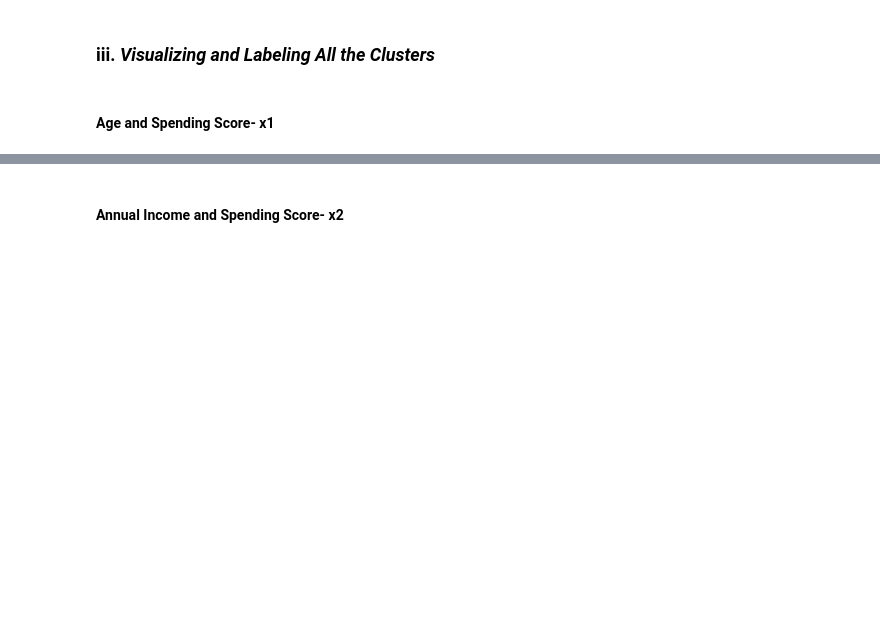
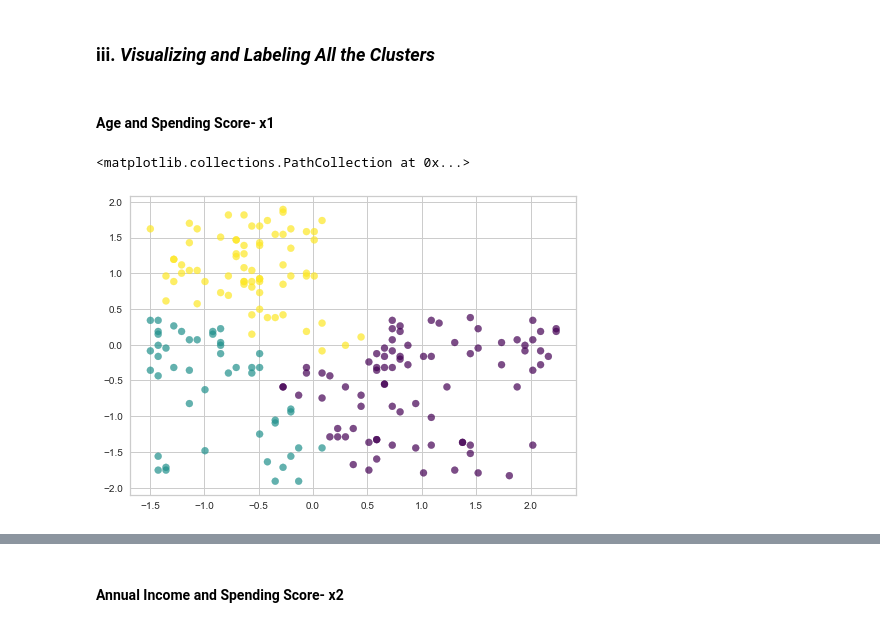
Before and after one commit to dilanozkilic/Machine_Learning_Projects, a Jupyter notebook: Cluestering_Analysis_Customers_Segmentation_Project.ipynb, the cells around one changed output, grey strips where cells are left out. Drawn from its saved outputs; the diff is of its cells as text; code cells hidden in the pictures; blank space fills up the shorter version.

```diff
--- a/Cluestering_Analysis_Customers_Segmentation_Project.ipynb
+++ b/Cluestering_Analysis_Customers_Segmentation_Project.ipynb
@@ -710,2 +806,9 @@ plt.scatter(centers2[:, 0], centers2[:, 1], c='black', s=200, alpha=0.5)
 # %% [markdown]
 #### Annual Income and Spending Score- x2
+# %%
+K = range(2,10)
+
+for k in K:
+    model = AgglomerativeClustering(n_clusters = k)
+    model.fit_predict(X1)
+    print(f'Silhouette Score for {k} clusters: {silhouette_score(X1, model.labels_)}')
@@ -711,0 +824,7 @@ plt.scatter(centers2[:, 0], centers2[:, 1], c='black', s=200, alpha=0.5)
+# %%
+K = range(2,10)
+
+for k in K:
+    model = AgglomerativeClustering(n_clusters = k)
+    model.fit_predict(X2)
+    print(f'Silhouette Score for {k} clusters: {silhouette_score(X2, model.labels_)}')
@@ -713,3 +861,13 @@ plt.scatter(centers2[:, 0], centers2[:, 1], c='black', s=200, alpha=0.5)
 ### iii. *Visualizing and Labeling All the Clusters*
 # %% [markdown]
 #### Age and Spending Score- x1
+# %%
+clusters = model.labels_
+# %%
+X = pd.DataFrame(X, columns=["Age", "Spending Score"])
+X["predicted_clusters"] = clusters
+# %%
+plt.scatter(X["Age"], X["Spending Score"], c = X.predicted_clusters, cmap = "viridis", alpha=0.7)  # X.predicted_clusters
+# %% [output]
+<matplotlib.collections.PathCollection at 0x...>
+[figure, added]
```
Also changed, not shown: parts of 30 cells of this notebook.
